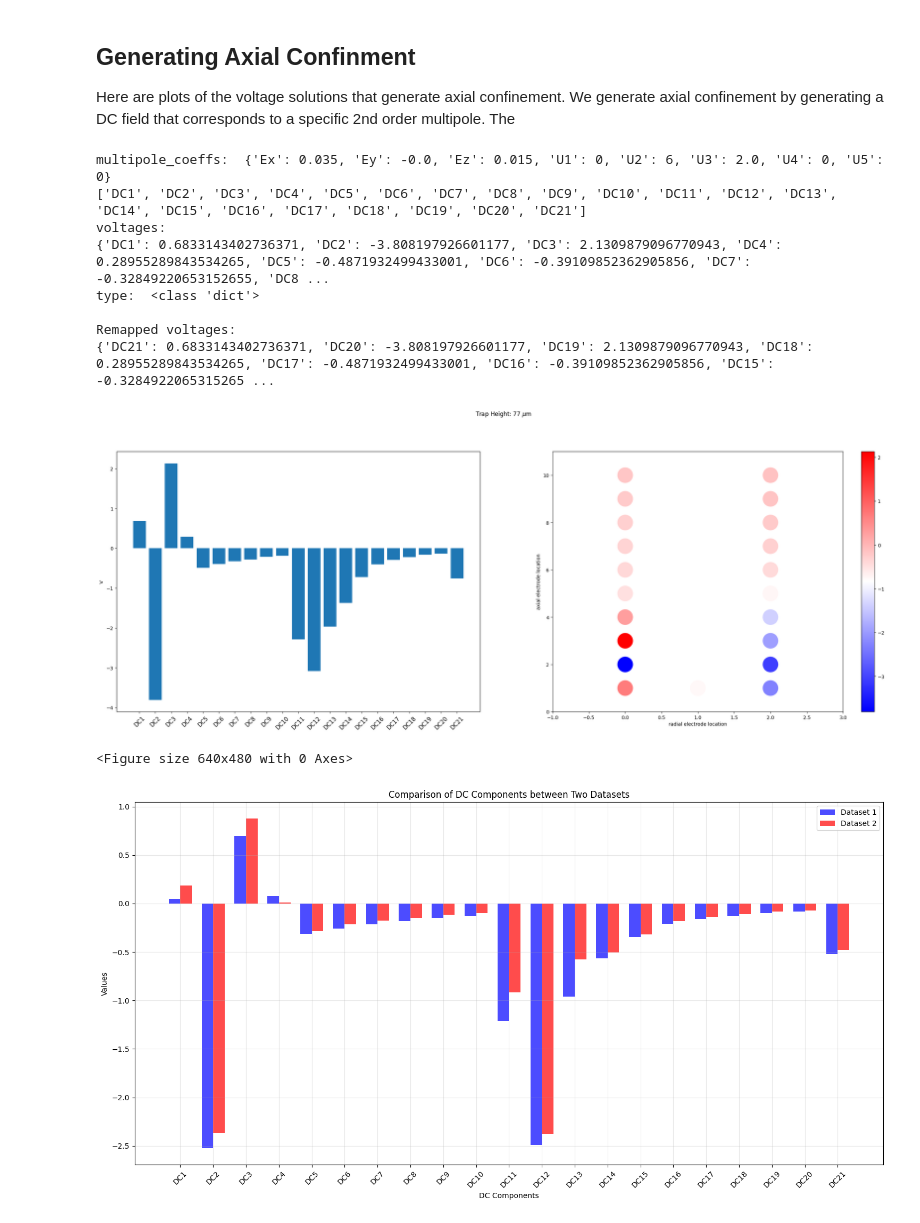
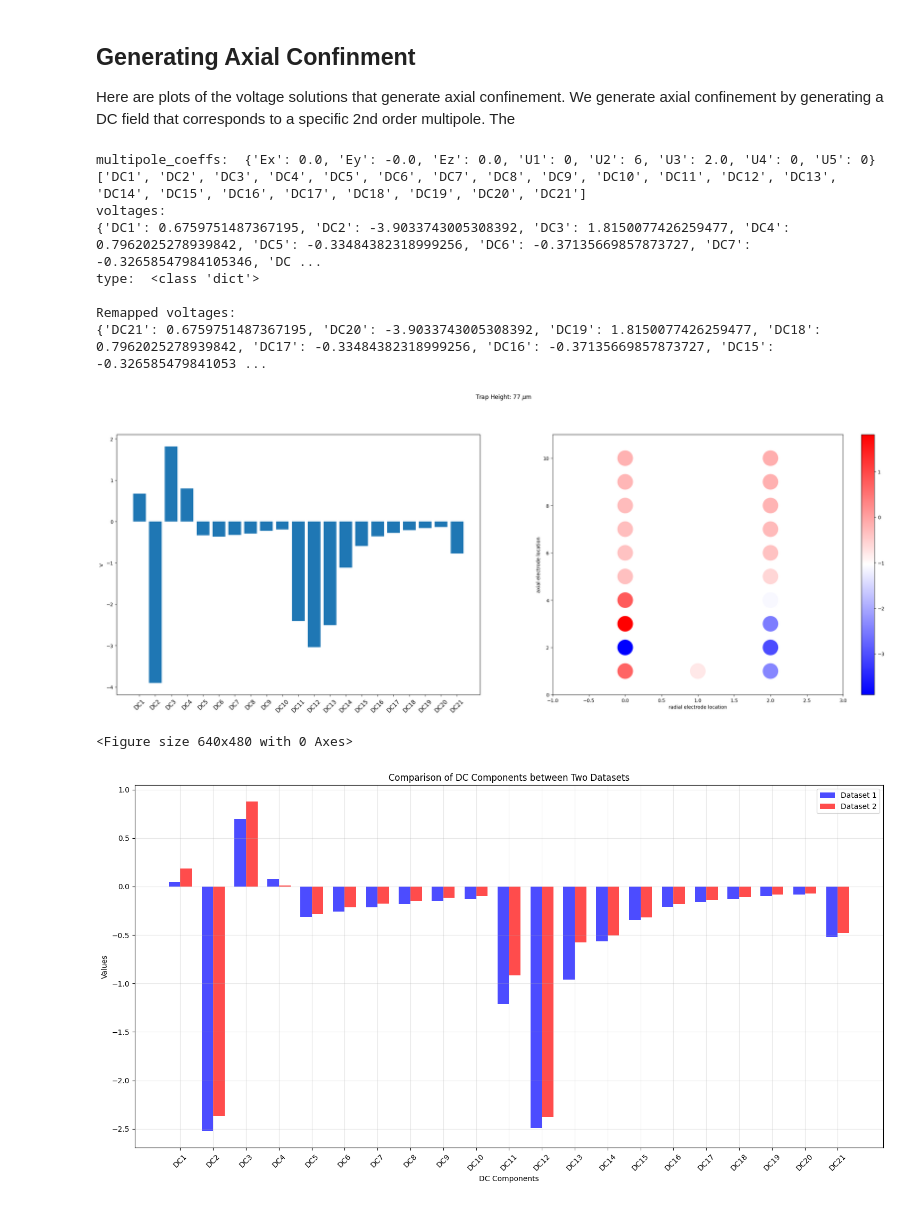
Before and after one commit to HaeffnerLab/bem, a Jupyter notebook: examples/Integrated_photonics/III_Multipole_Expansion.ipynb, the cells around one changed output. Cells and saved outputs as stored; diff of their text form; code cells hidden in the pictures.

```diff
--- a/examples/Integrated_photonics/III_Multipole_Expansion.ipynb
+++ b/examples/Integrated_photonics/III_Multipole_Expansion.ipynb
@@ -392,8 +392,8 @@ u2_value = 6
 zl0 = (-450.0 + 0.0) *1e-3
 voltages = plot_muls(s,xl,zl0,roi,
                      height = yl*1e3,
-                     ez=+0.015,  # - moves the ion to the camera x-axis
-                     ex=+0.035,  # + moves the ion to the camera negative x-axis
+                     ez=+0.0,  # - moves the ion to the camera x-axis
+                     ex=+0.0,  # + moves the ion to the camera negative x-axis
                      ey=-0.00, # + means moving the ion to the camera x-axis
                      u2=u2_value,
                      u5=0,
@@ -418,37 +418,37 @@ voltage_mapping = {
     "DC8": "DC14",
     "DC9": "DC13",
     "DC10": "DC12",
     "DC11": "DC10",
     "DC12": "DC9",
     "DC13": "DC8",
     "DC14": "DC7",
     "DC15": "DC6",
     "DC16": "DC5",
     "DC17": "DC4",
     "DC18": "DC3",
     "DC19": "DC2",
     "DC20": "DC1",
     "DC21": "DC11",
 }
 
 # Remap the voltages dictionary keys using voltage_mapping. if there is no the corresponding key in the original dictionary, assign value 0.0 to the corresponding key in the remapped dictionary
 remapped_voltages = {voltage_mapping.get(k, k): v for k, v in voltages.items()}
 print(f"\nRemapped voltages: \n{remapped_voltages}")
 
 fig.canvas.draw()
 fig.tight_layout(pad=1)
 fig = plt.figure()
 plt.show()
 # %% [output]
-multipole_coeffs:  {'Ex': 0.035, 'Ey': -0.0, 'Ez': 0.015, 'U1': 0, 'U2': 6, 'U3': 2.0, 'U4': 0, 'U5': 0}
+multipole_coeffs:  {'Ex': 0.0, 'Ey': -0.0, 'Ez': 0.0, 'U1': 0, 'U2': 6, 'U3': 2.0, 'U4': 0, 'U5': 0}
 ['DC1', 'DC2', 'DC3', 'DC4', 'DC5', 'DC6', 'DC7', 'DC8', 'DC9', 'DC10', 'DC11', 'DC12', 'DC13', 'DC14', 'DC15', 'DC16', 'DC17', 'DC18', 'DC19', 'DC20', 'DC21']
 voltages:
-{'DC1': 0.6833143402736371, 'DC2': -3.808197926601177, 'DC3': 2.1309879096770943, 'DC4': 0.28955289843534265, 'DC5': -0.4871932499433001, 'DC6': -0.39109852362905856, 'DC7': -0.32849220653152655, 'DC8 ...
+{'DC1': 0.6759751487367195, 'DC2': -3.9033743005308392, 'DC3': 1.8150077426259477, 'DC4': 0.7962025278939842, 'DC5': -0.33484382318999256, 'DC6': -0.37135669857873727, 'DC7': -0.32658547984105346, 'DC ...
 type:  <class 'dict'>
 
 Remapped voltages:
-{'DC21': 0.6833143402736371, 'DC20': -3.808197926601177, 'DC19': 2.1309879096770943, 'DC18': 0.28955289843534265, 'DC17': -0.4871932499433001, 'DC16': -0.39109852362905856, 'DC15': -0.3284922065315265 ...
+{'DC21': 0.6759751487367195, 'DC20': -3.9033743005308392, 'DC19': 1.8150077426259477, 'DC18': 0.7962025278939842, 'DC17': -0.33484382318999256, 'DC16': -0.37135669857873727, 'DC15': -0.326585479841053 ...
-[figure, old version]
+[figure, new version]
 <Figure size 640x480 with 0 Axes>
 # %%
 import matplotlib.pyplot as plt
```
